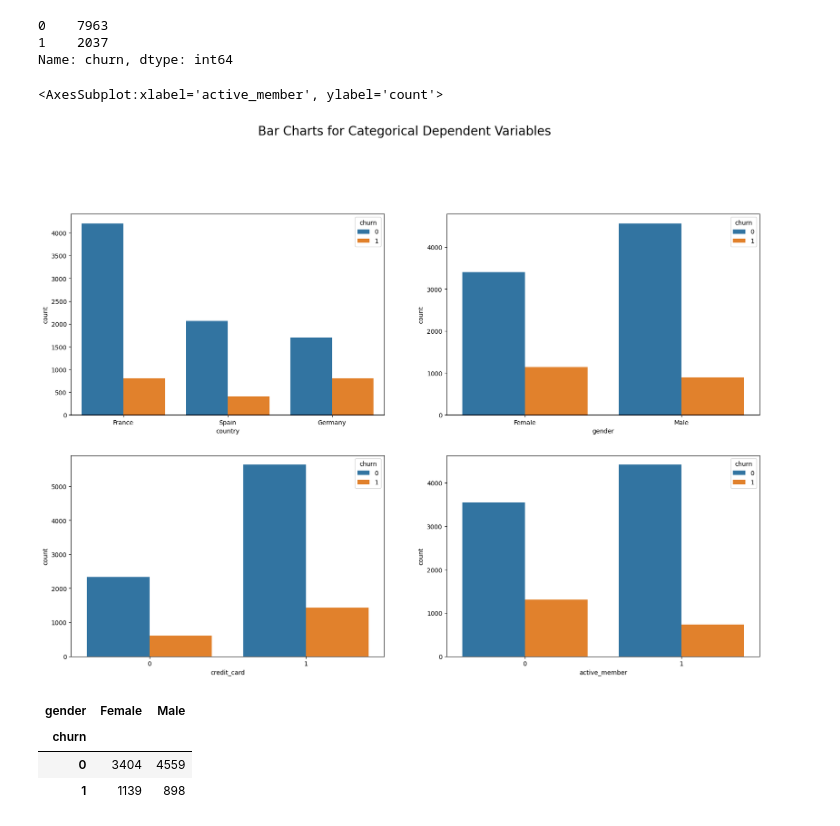
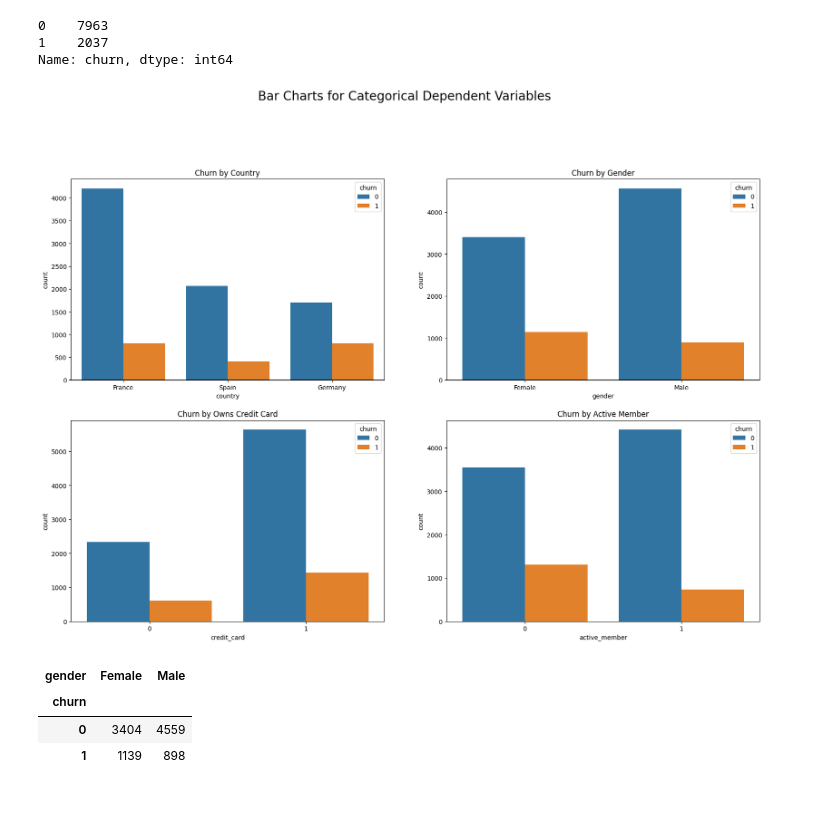
Before and after one commit to mmwitters/CDA_Project, a Jupyter notebook: Final Project.ipynb, the cells around one changed output. Cells and saved outputs as stored; diff of their text form; code cells hidden in the pictures.

```diff
--- a/Final Project.ipynb
+++ b/Final Project.ipynb
@@ -205,28 +205,27 @@ Name: churn, dtype: int64
 # %%
 fig = plt.figure(figsize=(20,20))
 fig.suptitle("Bar Charts for Categorical Dependent Variables", fontsize=20)
 
-ax1plt.subplot(3,2,1)
+ax1 = plt.subplot(3,2,1)
 sns.countplot(data=data, x="country", hue="churn")
 
-plt.subplot(3,2,2)
+ax2 = plt.subplot(3,2,2)
 sns.countplot(data=data, x="gender", hue="churn")
 
-plt.subplot(3,2,3)
+ax3 = plt.subplot(3,2,3)
 sns.countplot(data=data, x="credit_card", hue="churn")
 
-plt.subplot(3,2,4)
+ax4 = plt.subplot(3,2,4)
 sns.countplot(data=data, x="active_member", hue="churn")
 
-ax1.title.set_text("Credit Score vs Churn")
-ax2.title.set_text("Age vs Churn")
-ax3.title.set_text("Tenure vs Churn")
-ax4.title.set_text("Balance vs Churn")
+ax1.title.set_text("Churn by Country")
+ax2.title.set_text("Churn by Gender")
+ax3.title.set_text("Churn by Owns Credit Card")
+ax4.title.set_text("Churn by Active Member")
 
 plt.show()
 # %% [output]
-<AxesSubplot:xlabel='active_member', ylabel='count'>
-[figure, old version]
+[figure, new version]
 # %%
 crosstable = pd.crosstab(data['churn'], data['gender'])
 crosstable
```
Also changed, not shown: parts of 1 cell of this notebook.
